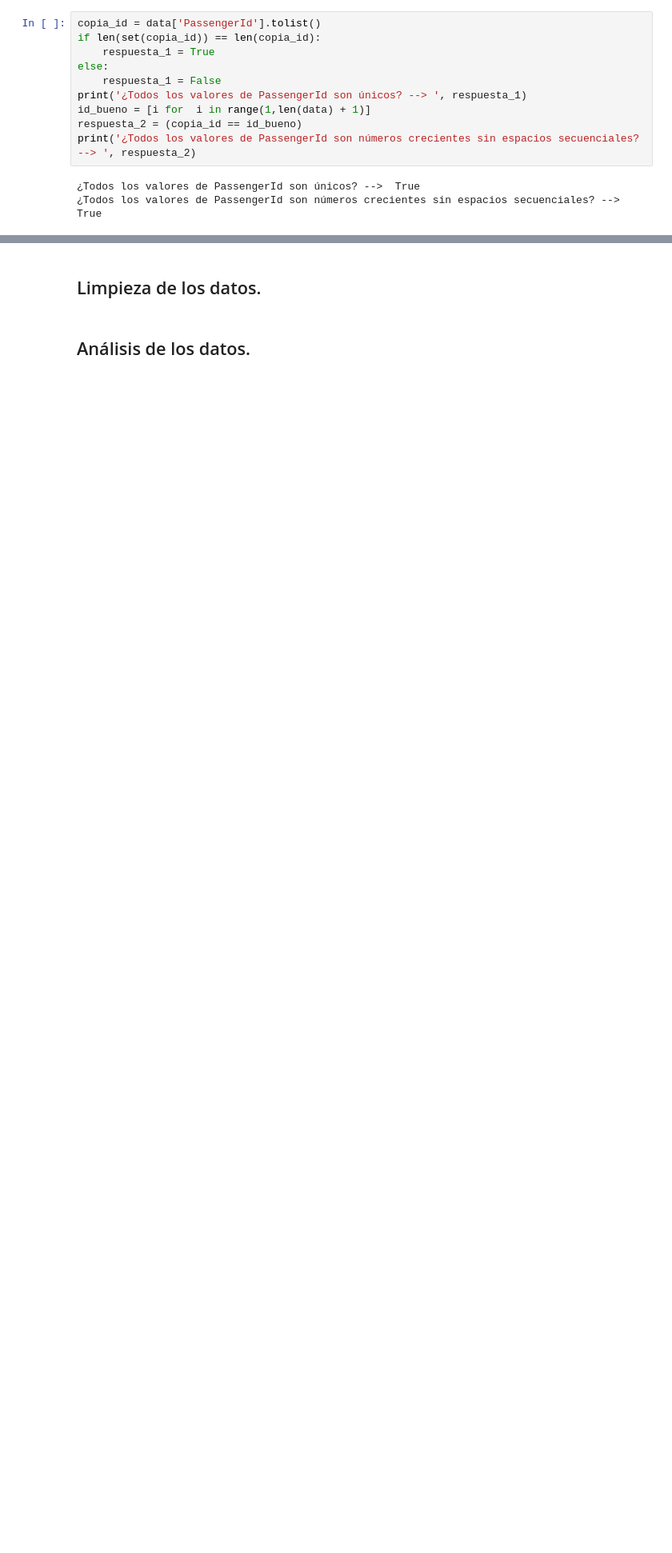
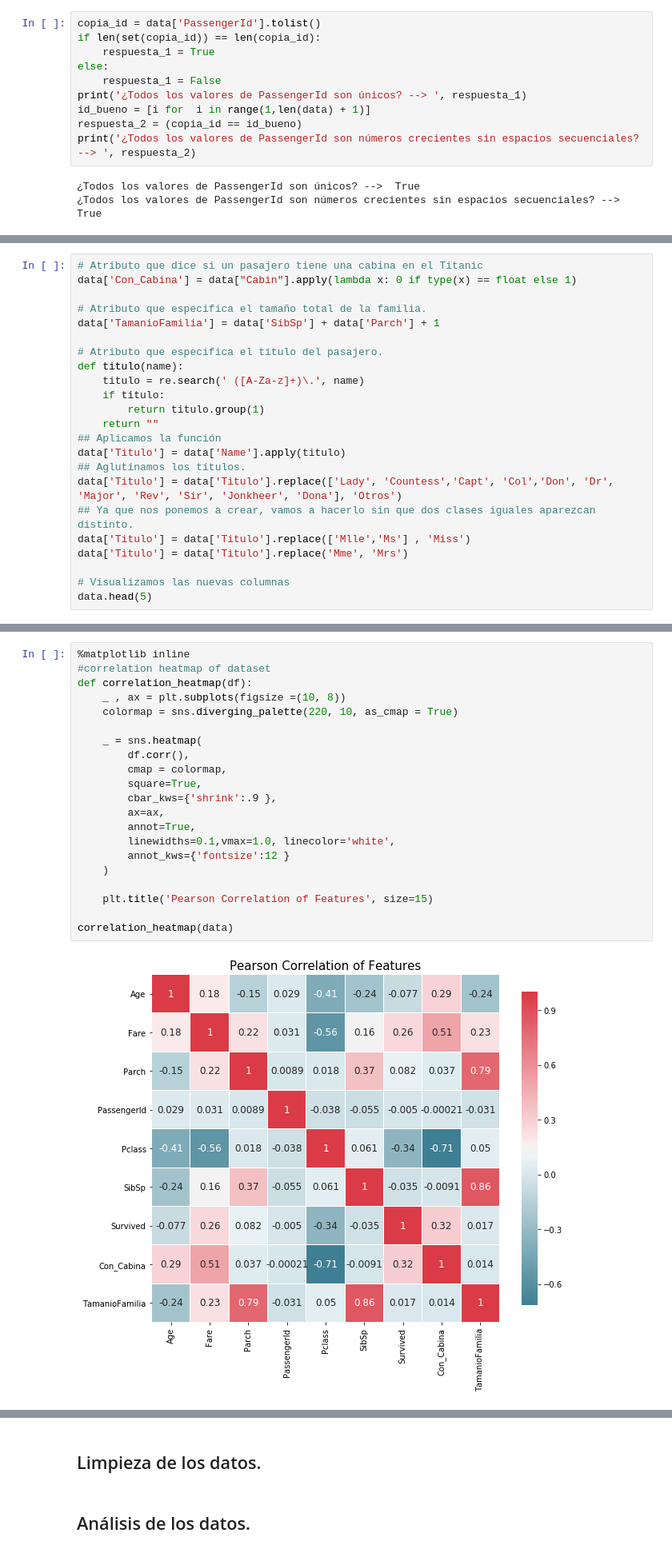
Before and after one commit to JonAnderDiez/data-cleaning, a Jupyter notebook: PRAC+2+-+Beñat+y+Jon+Ander.ipynb, the cells around one changed output, grey strips where cells are left out. Shown at 80% size. Cells and saved outputs as stored; diff of their text form; blank space fills up the shorter version.

```diff
--- a/PRAC+2+-+Beñat+y+Jon+Ander.ipynb
+++ b/PRAC+2+-+Beñat+y+Jon+Ander.ipynb
@@ -158,0 +174,23 @@ print('¿Todos los valores de PassengerId son números crecientes sin espacios s
+# %%
+# Atributo que dice si un pasajero tiene una cabina en el Titanic
+data['Con_Cabina'] = data["Cabin"].apply(lambda x: 0 if type(x) == float else 1)
+
+# Atributo que especifica el tamaño total de la familia.
+data['TamanioFamilia'] = data['SibSp'] + data['Parch'] + 1
+
+# Atributo que especifica el título del pasajero.
+def titulo(name):
+    titulo = re.search(' ([A-Za-z]+)\.', name)
+    if titulo:
+        return titulo.group(1)
+    return ""
+## Aplicamos la función
+data['Titulo'] = data['Name'].apply(titulo)
+## Aglutinamos los títulos.
+data['Titulo'] = data['Titulo'].replace(['Lady', 'Countess','Capt', 'Col','Don', 'Dr', 'Major', 'Rev', 'Sir', 'Jonkheer', 'Dona'], 'Otros')
+## Ya que nos ponemos a crear, vamos a hacerlo sin que dos clases iguales aparezcan distinto.
+data['Titulo'] = data['Titulo'].replace(['Mlle','Ms'] , 'Miss')
+data['Titulo'] = data['Titulo'].replace('Mme', 'Mrs')
+
+# Visualizamos las nuevas columnas
+data.head(5)
@@ -162,0 +206,23 @@ print('¿Todos los valores de PassengerId son números crecientes sin espacios s
+# %%
+%matplotlib inline
+#correlation heatmap of dataset
+def correlation_heatmap(df):
+    _ , ax = plt.subplots(figsize =(10, 8))
+    colormap = sns.diverging_palette(220, 10, as_cmap = True)
+
+    _ = sns.heatmap(
+        df.corr(),
+        cmap = colormap,
+        square=True,
+        cbar_kws={'shrink':.9 },
+        ax=ax,
+        annot=True,
+        linewidths=0.1,vmax=1.0, linecolor='white',
+        annot_kws={'fontsize':12 }
+    )
+
+    plt.title('Pearson Correlation of Features', size=15)
+
+correlation_heatmap(data)
+# %% [output]
+[figure, added]
```
Also changed, not shown: parts of 13 cells of this notebook, 1 other file.
